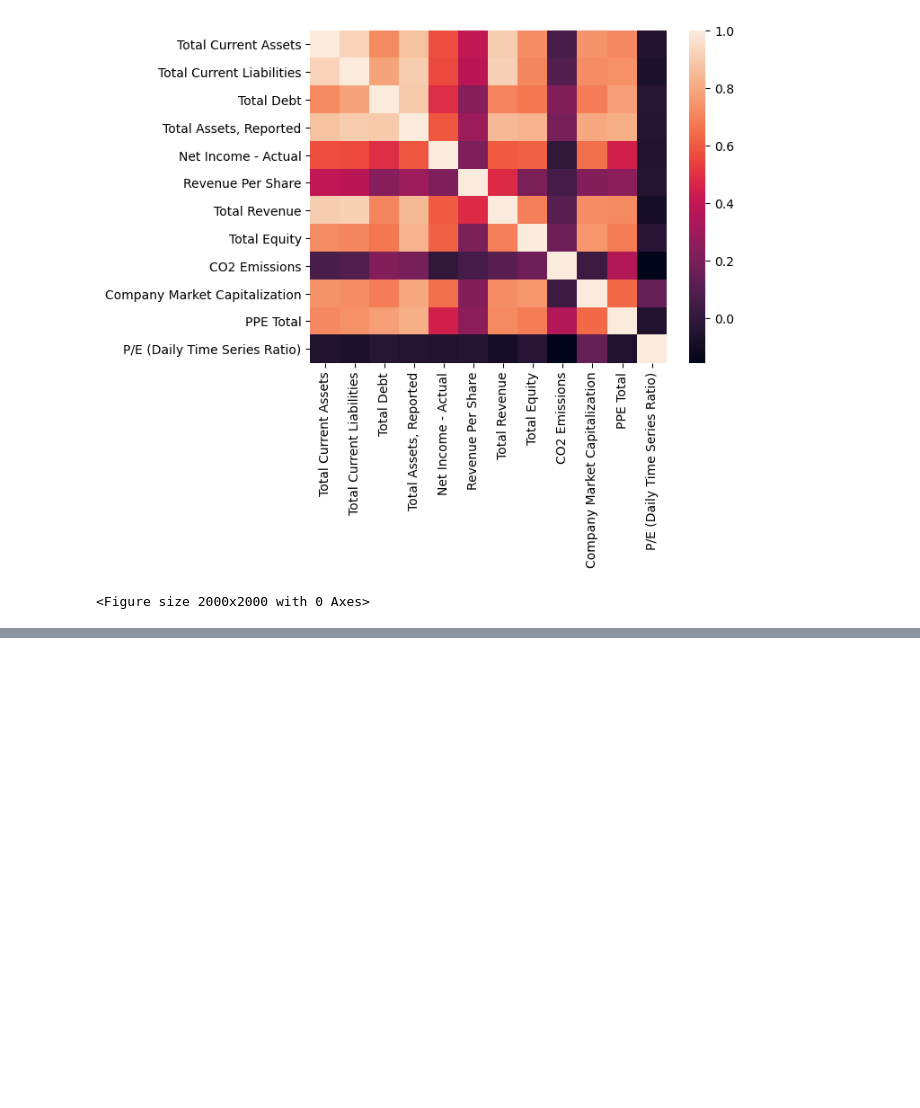
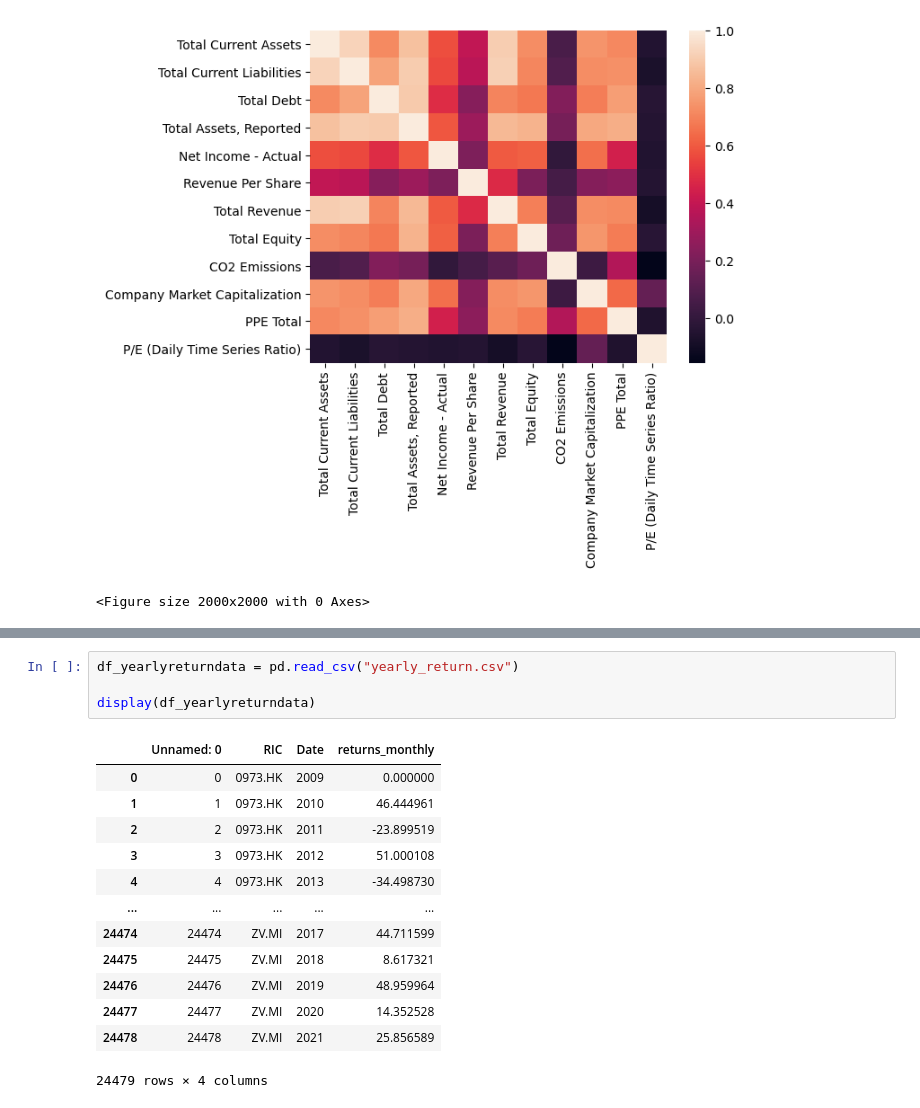
Before and after one commit to sprabhu4/SP_ESG_Pred, a Jupyter notebook: Code.ipynb, the cells around one changed output, grey strips where cells are left out. Drawn from its saved outputs; the diff is of its cells as text; blank space fills up the shorter version.

```diff
--- a/Code.ipynb
+++ b/Code.ipynb
@@ -238,0 +255,18 @@ plt.show()
+# %%
+df_yearlyreturndata = pd.read_csv("yearly_return.csv")
+
+display(df_yearlyreturndata)
+# %% [output]
+|  | Unnamed: 0 | RIC | Date | returns_monthly |
+| 0 | 0 | 0973.HK | 2009 | 0.000000 |
+| 1 | 1 | 0973.HK | 2010 | 46.444961 |
+| 2 | 2 | 0973.HK | 2011 | -23.899519 |
+| 3 | 3 | 0973.HK | 2012 | 51.000108 |
+| 4 | 4 | 0973.HK | 2013 | -34.498730 |
+| ... | ... | ... | ... | ... |
+| 24474 | 24474 | ZV.MI | 2017 | 44.711599 |
+| 24475 | 24475 | ZV.MI | 2018 | 8.617321 |
+| 24476 | 24476 | ZV.MI | 2019 | 48.959964 |
+| 24477 | 24477 | ZV.MI | 2020 | 14.352528 |
+| 24478 | 24478 | ZV.MI | 2021 | 25.856589 |
+24479 rows × 4 columns
```
Also changed, not shown: parts of 1 cell of this notebook.
